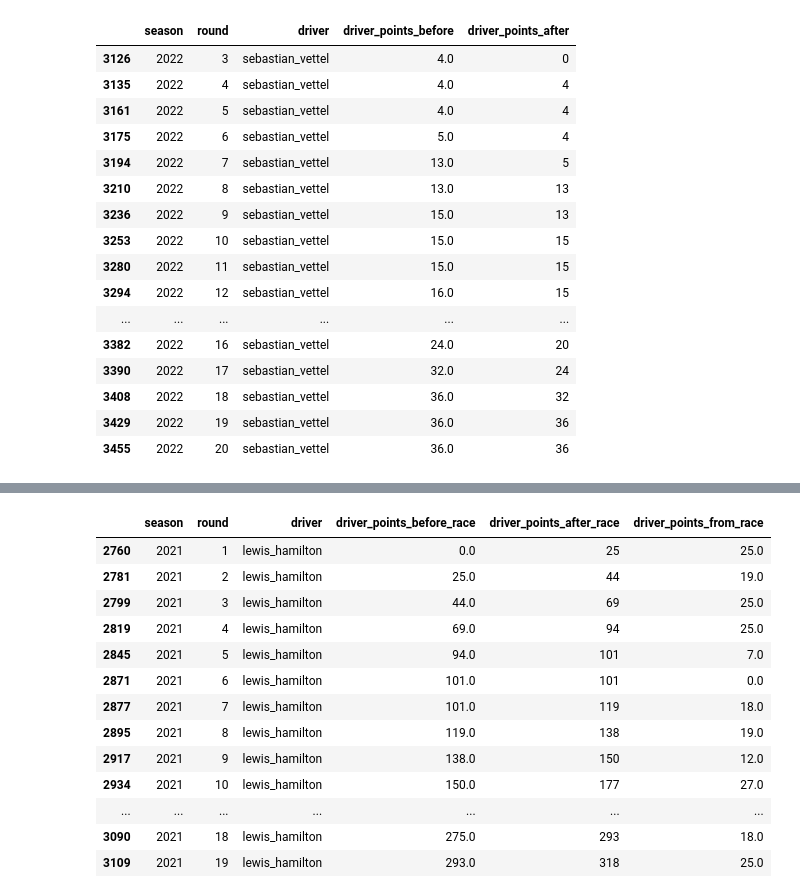
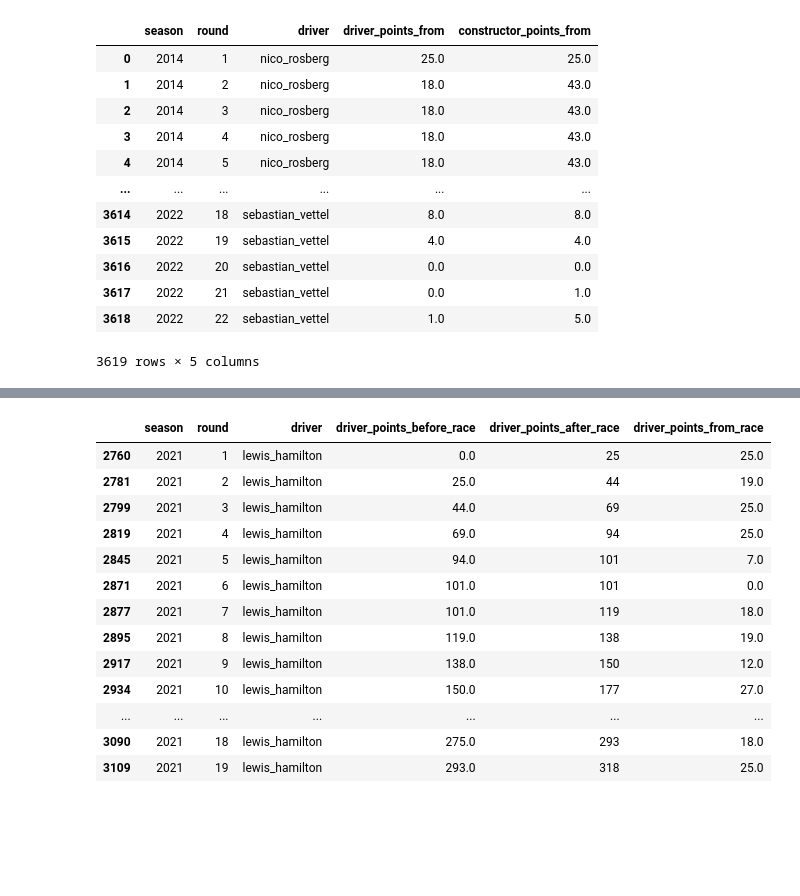
Before and after one commit to ollyjc99/f1-analytics, a Jupyter notebook: data processing/data-processing.ipynb, the cells around one changed output, grey strips where cells are left out. Cells and saved outputs as stored; diff of their text form; code cells hidden in the pictures; blank space fills up the shorter version.

```diff
--- a/data processing/data-processing.ipynb
+++ b/data processing/data-processing.ipynb
@@ -86,24 +66,5 @@ test[['season', 'round', 'podium','driver_points']]
 # %%
 df1 = pd.merge(df, points_before, how='inner', on=['season', 'round', 'driver'])
-df1[['season', 'round','driver', 'driver_points_before','driver_points_after']].query('season == 2022 & driver == "sebastian_vettel"')
-# %% [output]
-|  | season | round | driver | driver_points_before | driver_points_after |
-| 3126 | 2022 | 3 | sebastian_vettel | 4.0 | 0 |
-| 3135 | 2022 | 4 | sebastian_vettel | 4.0 | 4 |
-| 3161 | 2022 | 5 | sebastian_vettel | 4.0 | 4 |
-| 3175 | 2022 | 6 | sebastian_vettel | 5.0 | 4 |
-| 3194 | 2022 | 7 | sebastian_vettel | 13.0 | 5 |
-| 3210 | 2022 | 8 | sebastian_vettel | 13.0 | 13 |
-| 3236 | 2022 | 9 | sebastian_vettel | 15.0 | 13 |
-| 3253 | 2022 | 10 | sebastian_vettel | 15.0 | 15 |
-| 3280 | 2022 | 11 | sebastian_vettel | 15.0 | 15 |
-| 3294 | 2022 | 12 | sebastian_vettel | 16.0 | 15 |
-| ... | ... | ... | ... | ... | ... |
-| 3382 | 2022 | 16 | sebastian_vettel | 24.0 | 20 |
-| 3390 | 2022 | 17 | sebastian_vettel | 32.0 | 24 |
-| 3408 | 2022 | 18 | sebastian_vettel | 36.0 | 32 |
-| 3429 | 2022 | 19 | sebastian_vettel | 36.0 | 36 |
-| 3455 | 2022 | 20 | sebastian_vettel | 36.0 | 36 |
 # %%
 points_from = {
     'season': [],
@@ -115,17 +76,31 @@ points_from = {
 # %%
 grouped = df1.groupby(['season'])
 
 for season, group in grouped:
     drivers = group.driver.unique()
     for driver in drivers:
         q = group.query('driver ==@driver')
         for index in list(range(len(q))):
             n = q.iloc[index]
             points_from['season'].append(season)
-            points_from['round'].append(index+1)
+            points_from['round'].append(q.iloc[index]['round'])
             points_from['driver'].append(driver)
             points_from['driver_points_from'].append(n.driver_points_after - n.driver_points_before)
             points_from['constructor_points_from'].append(n.constructor_points_after - n.constructor_points_before)
 
 
 points_from = pd.DataFrame(points_from)
+# %% [output]
+|  | season | round | driver | driver_points_from | constructor_points_from |
+| 0 | 2014 | 1 | nico_rosberg | 25.0 | 25.0 |
+| 1 | 2014 | 2 | nico_rosberg | 18.0 | 43.0 |
+| 2 | 2014 | 3 | nico_rosberg | 18.0 | 43.0 |
+| 3 | 2014 | 4 | nico_rosberg | 18.0 | 43.0 |
+| 4 | 2014 | 5 | nico_rosberg | 18.0 | 43.0 |
+| ... | ... | ... | ... | ... | ... |
+| 3614 | 2022 | 18 | sebastian_vettel | 8.0 | 8.0 |
+| 3615 | 2022 | 19 | sebastian_vettel | 4.0 | 4.0 |
+| 3616 | 2022 | 20 | sebastian_vettel | 0.0 | 0.0 |
+| 3617 | 2022 | 21 | sebastian_vettel | 0.0 | 1.0 |
+| 3618 | 2022 | 22 | sebastian_vettel | 1.0 | 5.0 |
+3619 rows × 5 columns
```
Also changed, not shown: parts of 7 cells of this notebook.
